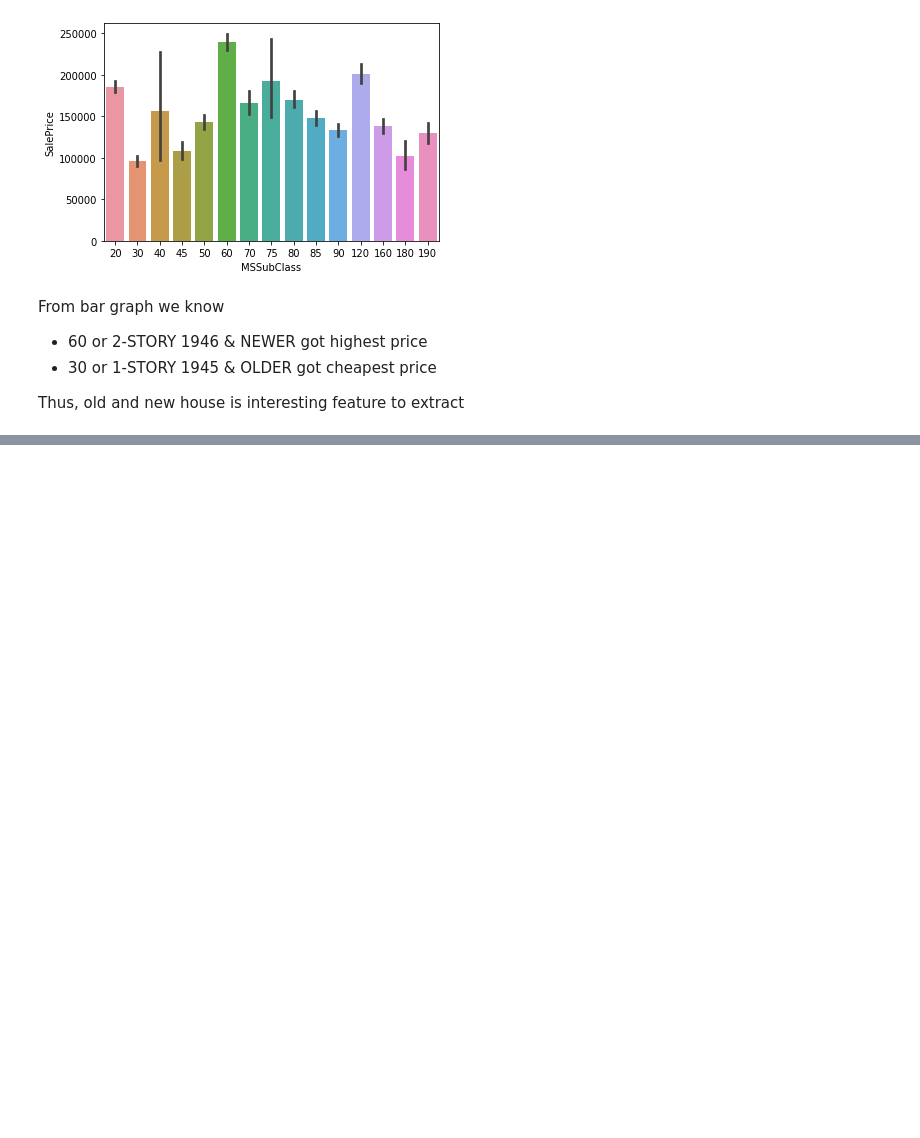
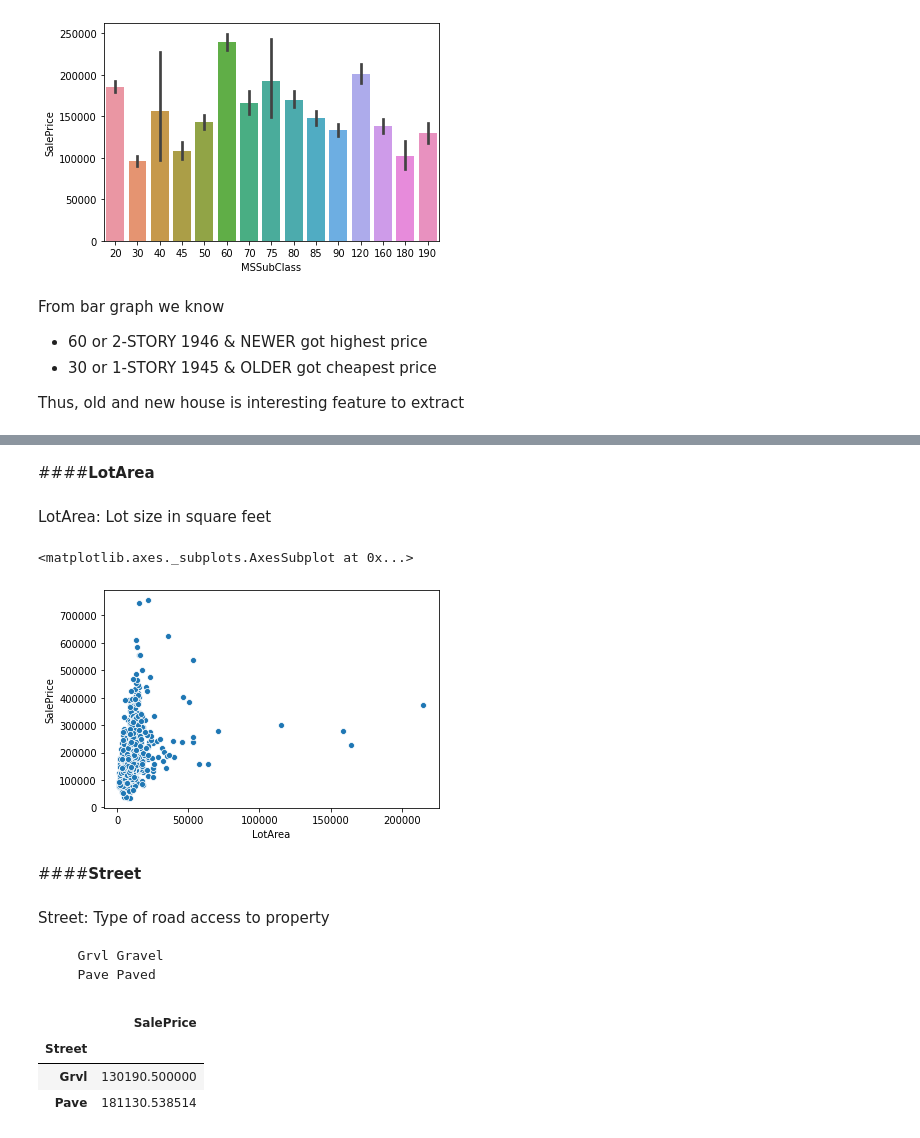
Before and after one commit to Sirabhop/Kaggle_Challenge, a Jupyter notebook: Challenge_2_House_Prices.ipynb, the cells around one changed output, grey strips where cells are left out. Saved outputs shown, nothing was run; the diff lists cells and outputs as text; code cells hidden in the pictures; blank space fills up the shorter version.

```diff
--- a/Challenge_2_House_Prices.ipynb
+++ b/Challenge_2_House_Prices.ipynb
@@ -91,0 +141,23 @@ Thus, old and new house is interesting feature to extract
+# %% [markdown]
+####**LotArea**
+# %% [markdown]
+LotArea: Lot size in square feet
+# %%
+sns.scatterplot(x = 'LotArea', y = 'SalePrice', data = df)
+# %% [output]
+<matplotlib.axes._subplots.AxesSubplot at 0x...>
+[figure, added]
+# %% [markdown]
+####**Street**
+# %% [markdown]
+Street: Type of road access to property
+
+       Grvl	Gravel
+       Pave	Paved
+# %%
+df[['Street', 'SalePrice']].groupby(['Street']).mean()
+# %% [output]
+|  | SalePrice |
+| Street |  |
+| Grvl | 130190.500000 |
+| Pave | 181130.538514 |
```
Also changed, not shown: parts of 25 cells of this notebook.
